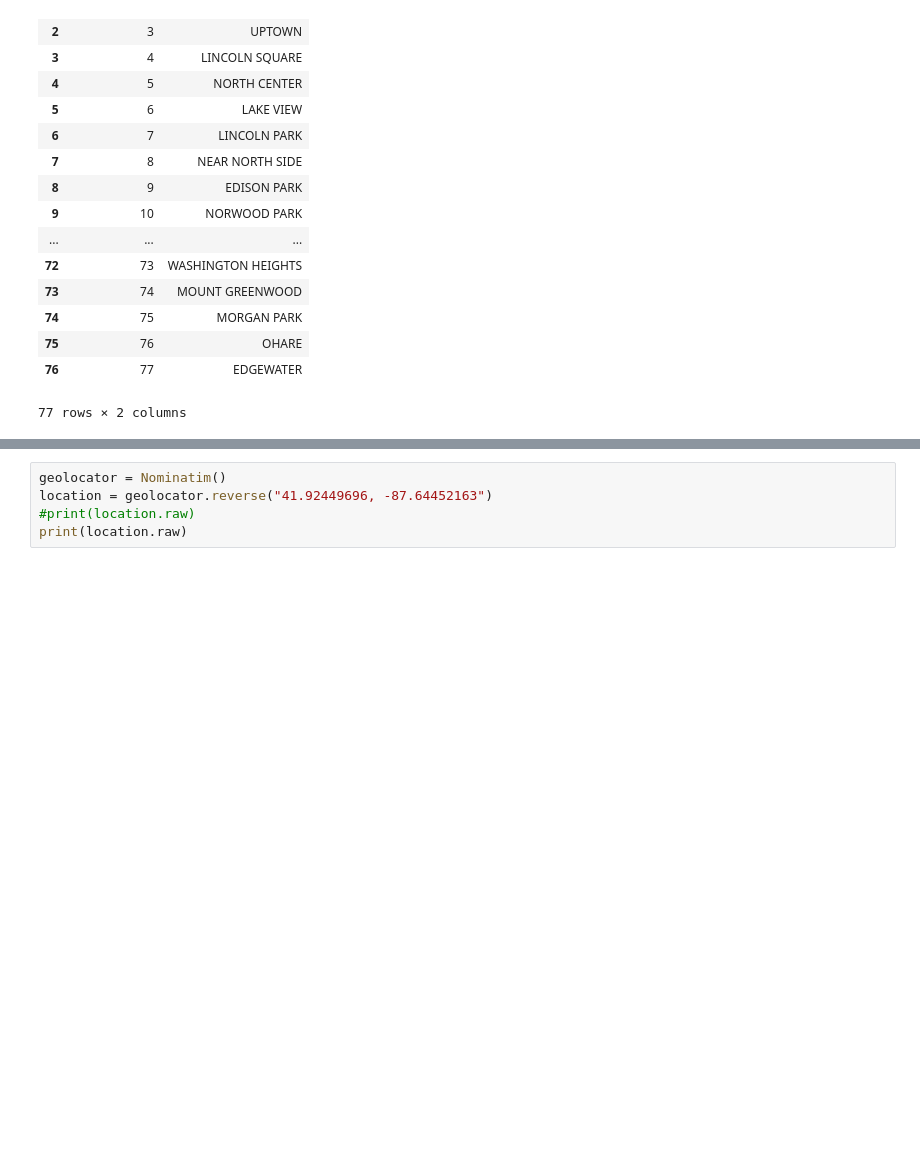
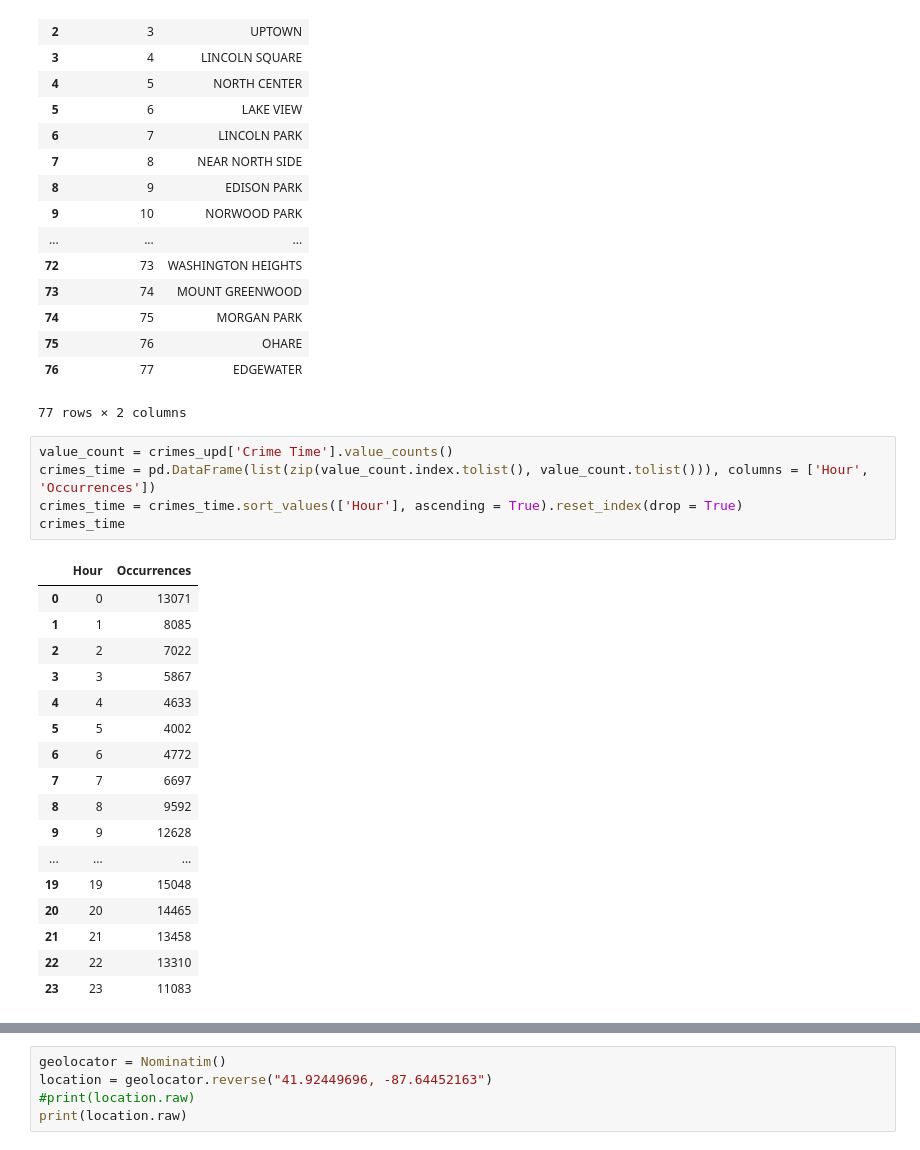
Before and after one commit to if1015-datascience-ufpe/2017-2-projeto-ajgan-rlsma-rcrs3, a Jupyter notebook: Project.ipynb, the cells around one changed output, grey strips where cells are left out. Cells and saved outputs as stored; diff of their text form; blank space fills up the shorter version.

```diff
--- a/Project.ipynb
+++ b/Project.ipynb
@@ -92,3 +94,26 @@ district.sort_values(['AREA_NUMBE'], ascending = True).reset_index(drop=True)
 | 75 | 76 | OHARE |
 | 76 | 77 | EDGEWATER |
 77 rows × 2 columns
+# %%
+value_count = crimes_upd['Crime Time'].value_counts()
+crimes_time = pd.DataFrame(list(zip(value_count.index.tolist(), value_count.tolist())), columns = ['Hour', 'Occurrences'])
+crimes_time = crimes_time.sort_values(['Hour'], ascending = True).reset_index(drop = True)
+crimes_time
+# %% [output]
+|  | Hour | Occurrences |
+| 0 | 0 | 13071 |
+| 1 | 1 | 8085 |
+| 2 | 2 | 7022 |
+| 3 | 3 | 5867 |
+| 4 | 4 | 4633 |
+| 5 | 5 | 4002 |
+| 6 | 6 | 4772 |
+| 7 | 7 | 6697 |
+| 8 | 8 | 9592 |
+| 9 | 9 | 12628 |
+| ... | ... | ... |
+| 19 | 19 | 15048 |
+| 20 | 20 | 14465 |
+| 21 | 21 | 13458 |
+| 22 | 22 | 13310 |
+| 23 | 23 | 11083 |
```
Also changed, not shown: parts of 2 cells of this notebook.
